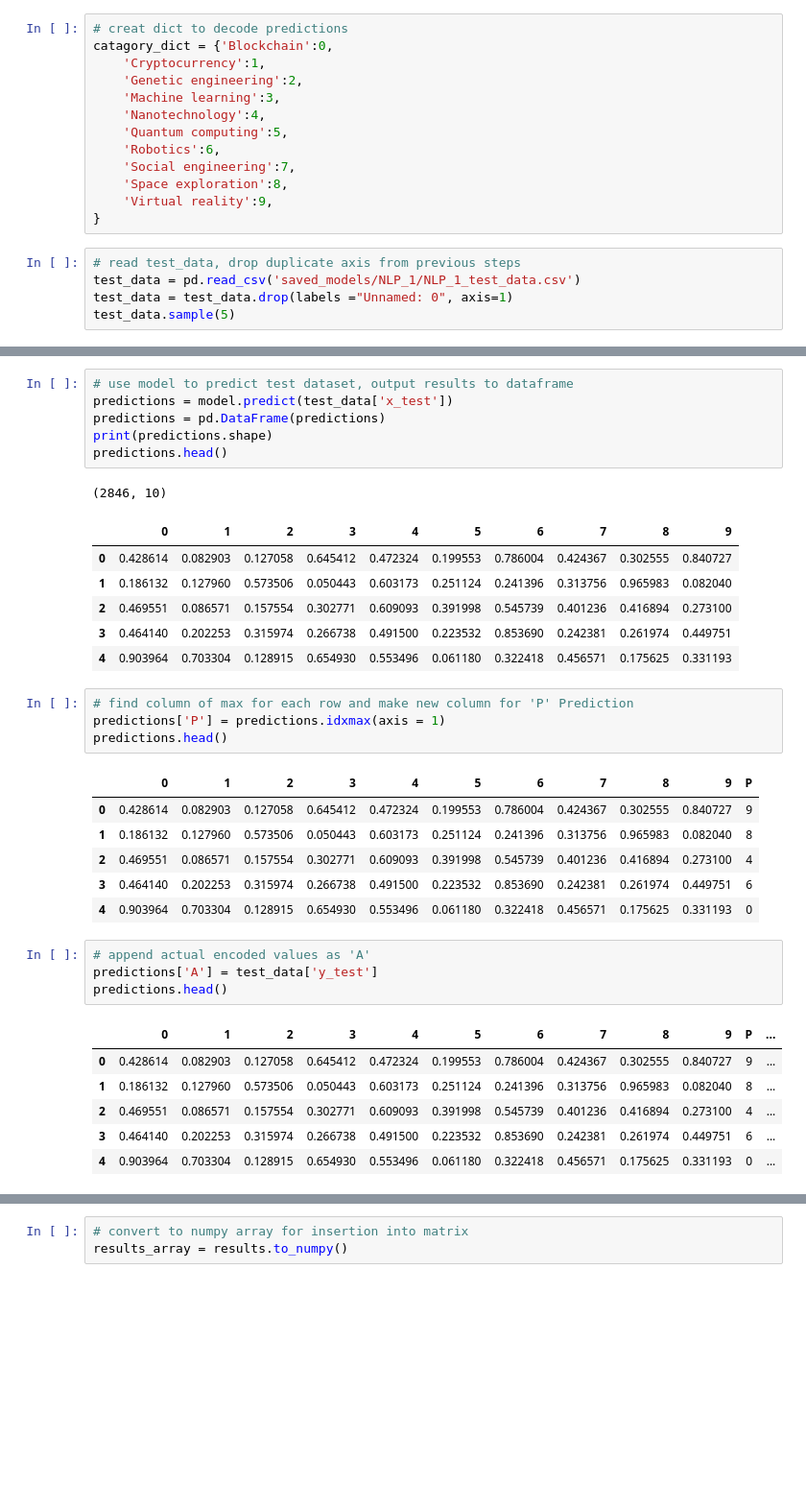
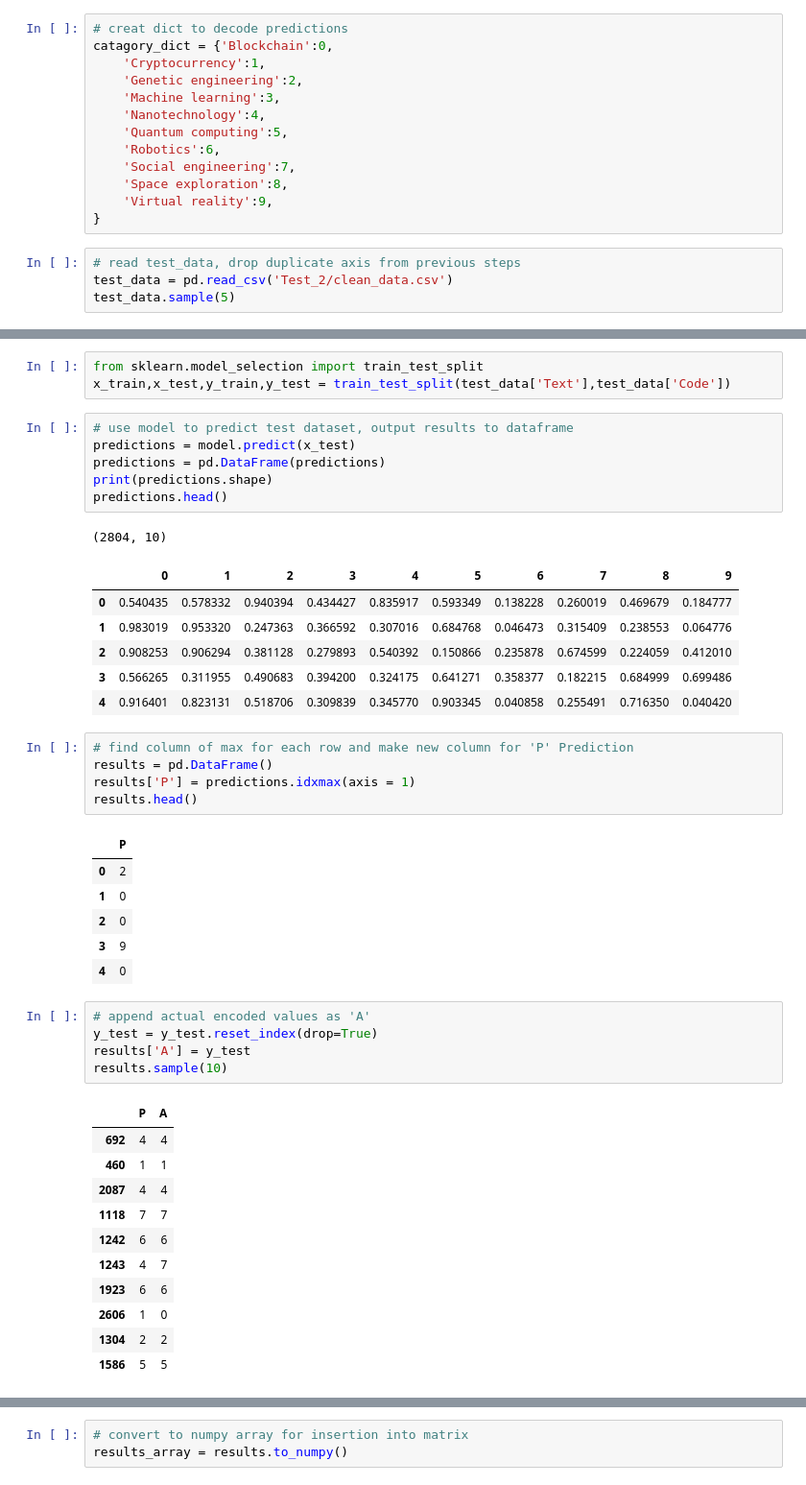
Before and after one commit to Epicosp/TextML, a Jupyter notebook: model_evaluation.ipynb, the cells around one changed output, grey strips where cells are left out. Shown at 96% size. Cells and saved outputs as stored; diff of their text form; blank space fills up the shorter version.

```diff
--- a/model_evaluation.ipynb
+++ b/model_evaluation.ipynb
@@ -44,7 +41,6 @@ catagory_dict = {'Blockchain':0,
 }
 # %%
 # read test_data, drop duplicate axis from previous steps
-test_data = pd.read_csv('saved_models/NLP_1/NLP_1_test_data.csv')
-test_data = test_data.drop(labels ="Unnamed: 0", axis=1)
+test_data = pd.read_csv('Test_2/clean_data.csv')
 test_data.sample(5)
 # %% [output]
@@ -57,39 +53,49 @@ test_data.sample(5)
+# %%
+from sklearn.model_selection import train_test_split
+x_train,x_test,y_train,y_test = train_test_split(test_data['Text'],test_data['Code'])
 # %%
 # use model to predict test dataset, output results to dataframe
-predictions = model.predict(test_data['x_test'])
+predictions = model.predict(x_test)
 predictions = pd.DataFrame(predictions)
 print(predictions.shape)
 predictions.head()
 # %% [output]
-(2846, 10)
+(2804, 10)
 |  | 0 | 1 | 2 | 3 | 4 | 5 | 6 | 7 | 8 | 9 |
-| 0 | 0.428614 | 0.082903 | 0.127058 | 0.645412 | 0.472324 | 0.199553 | 0.786004 | 0.424367 | 0.302555 | 0.840727 |
-| 1 | 0.186132 | 0.127960 | 0.573506 | 0.050443 | 0.603173 | 0.251124 | 0.241396 | 0.313756 | 0.965983 | 0.082040 |
-| 2 | 0.469551 | 0.086571 | 0.157554 | 0.302771 | 0.609093 | 0.391998 | 0.545739 | 0.401236 | 0.416894 | 0.273100 |
-| 3 | 0.464140 | 0.202253 | 0.315974 | 0.266738 | 0.491500 | 0.223532 | 0.853690 | 0.242381 | 0.261974 | 0.449751 |
-| 4 | 0.903964 | 0.703304 | 0.128915 | 0.654930 | 0.553496 | 0.061180 | 0.322418 | 0.456571 | 0.175625 | 0.331193 |
+| 0 | 0.540435 | 0.578332 | 0.940394 | 0.434427 | 0.835917 | 0.593349 | 0.138228 | 0.260019 | 0.469679 | 0.184777 |
+| 1 | 0.983019 | 0.953320 | 0.247363 | 0.366592 | 0.307016 | 0.684768 | 0.046473 | 0.315409 | 0.238553 | 0.064776 |
+| 2 | 0.908253 | 0.906294 | 0.381128 | 0.279893 | 0.540392 | 0.150866 | 0.235878 | 0.674599 | 0.224059 | 0.412010 |
+| 3 | 0.566265 | 0.311955 | 0.490683 | 0.394200 | 0.324175 | 0.641271 | 0.358377 | 0.182215 | 0.684999 | 0.699486 |
+| 4 | 0.916401 | 0.823131 | 0.518706 | 0.309839 | 0.345770 | 0.903345 | 0.040858 | 0.255491 | 0.716350 | 0.040420 |
 # %%
 # find column of max for each row and make new column for 'P' Prediction
-predictions['P'] = predictions.idxmax(axis = 1)
-predictions.head()
+results = pd.DataFrame()
+results['P'] = predictions.idxmax(axis = 1)
+results.head()
 # %% [output]
-|  | 0 | 1 | 2 | 3 | 4 | 5 | 6 | 7 | 8 | 9 | P |
-| 0 | 0.428614 | 0.082903 | 0.127058 | 0.645412 | 0.472324 | 0.199553 | 0.786004 | 0.424367 | 0.302555 | 0.840727 | 9 |
-| 1 | 0.186132 | 0.127960 | 0.573506 | 0.050443 | 0.603173 | 0.251124 | 0.241396 | 0.313756 | 0.965983 | 0.082040 | 8 |
-| 2 | 0.469551 | 0.086571 | 0.157554 | 0.302771 | 0.609093 | 0.391998 | 0.545739 | 0.401236 | 0.416894 | 0.273100 | 4 |
-| 3 | 0.464140 | 0.202253 | 0.315974 | 0.266738 | 0.491500 | 0.223532 | 0.853690 | 0.242381 | 0.261974 | 0.449751 | 6 |
-| 4 | 0.903964 | 0.703304 | 0.128915 | 0.654930 | 0.553496 | 0.061180 | 0.322418 | 0.456571 | 0.175625 | 0.331193 | 0 |
+|  | P |
+| 0 | 2 |
+| 1 | 0 |
+| 2 | 0 |
+| 3 | 9 |
+| 4 | 0 |
 # %%
 # append actual encoded values as 'A'
-predictions['A'] = test_data['y_test']
-predictions.head()
+y_test = y_test.reset_index(drop=True)
+results['A'] = y_test
+results.sample(10)
 # %% [output]
-|  | 0 | 1 | 2 | 3 | 4 | 5 | 6 | 7 | 8 | 9 | P | ... |
-| 0 | 0.428614 | 0.082903 | 0.127058 | 0.645412 | 0.472324 | 0.199553 | 0.786004 | 0.424367 | 0.302555 | 0.840727 | 9 | ... |
-| 1 | 0.186132 | 0.127960 | 0.573506 | 0.050443 | 0.603173 | 0.251124 | 0.241396 | 0.313756 | 0.965983 | 0.082040 | 8 | ... |
-| 2 | 0.469551 | 0.086571 | 0.157554 | 0.302771 | 0.609093 | 0.391998 | 0.545739 | 0.401236 | 0.416894 | 0.273100 | 4 | ... |
-| 3 | 0.464140 | 0.202253 | 0.315974 | 0.266738 | 0.491500 | 0.223532 | 0.853690 | 0.242381 | 0.261974 | 0.449751 | 6 | ... |
-| 4 | 0.903964 | 0.703304 | 0.128915 | 0.654930 | 0.553496 | 0.061180 | 0.322418 | 0.456571 | 0.175625 | 0.331193 | 0 | ... |
+|  | P | A |
+| 692 | 4 | 4 |
+| 460 | 1 | 1 |
+| 2087 | 4 | 4 |
+| 1118 | 7 | 7 |
+| 1242 | 6 | 6 |
+| 1243 | 4 | 7 |
+| 1923 | 6 | 6 |
+| 2606 | 1 | 0 |
+| 1304 | 2 | 2 |
+| 1586 | 5 | 5 |
 # %%
 # make new dataframe of just P and A
 results = predictions[['P','A']]
```
Also changed, not shown: parts of 10 cells of this notebook, 17 other files.
